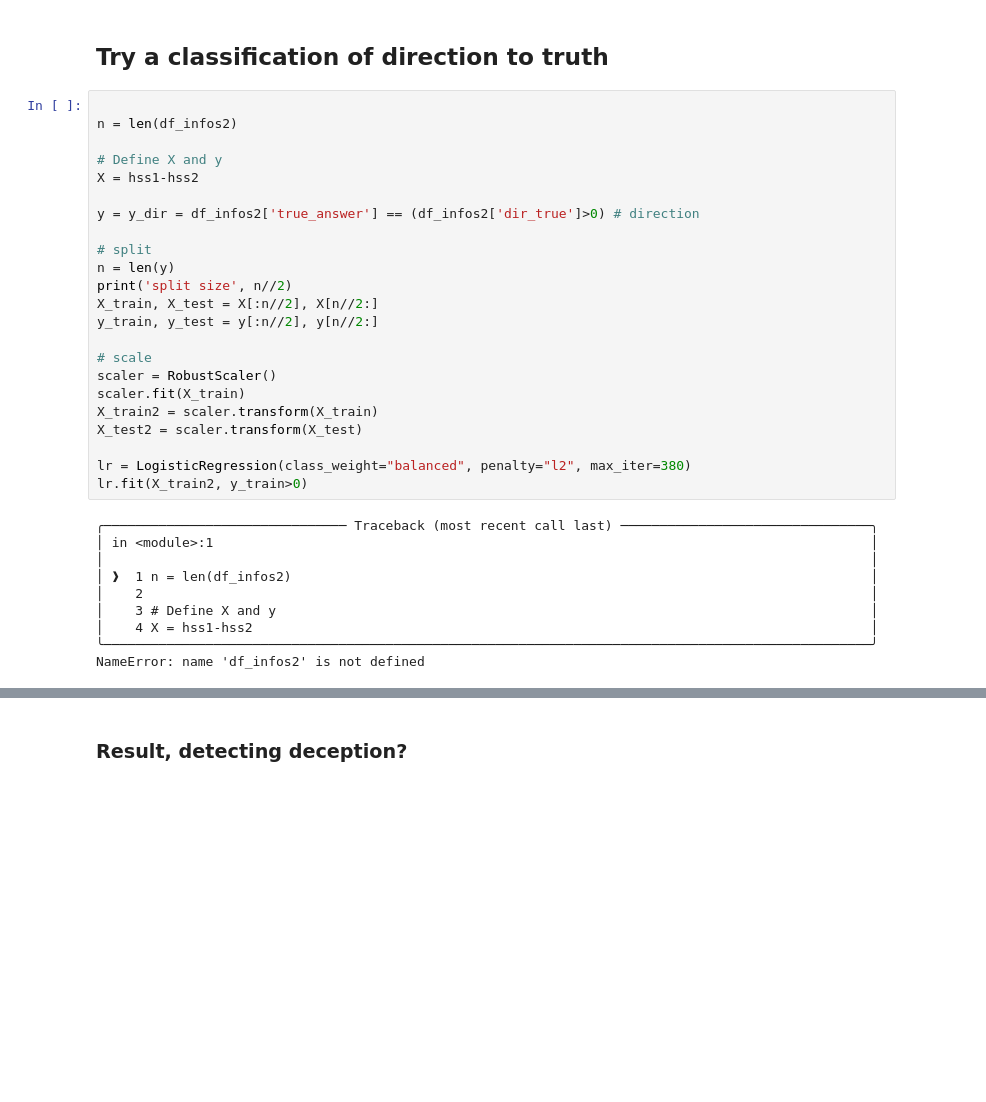
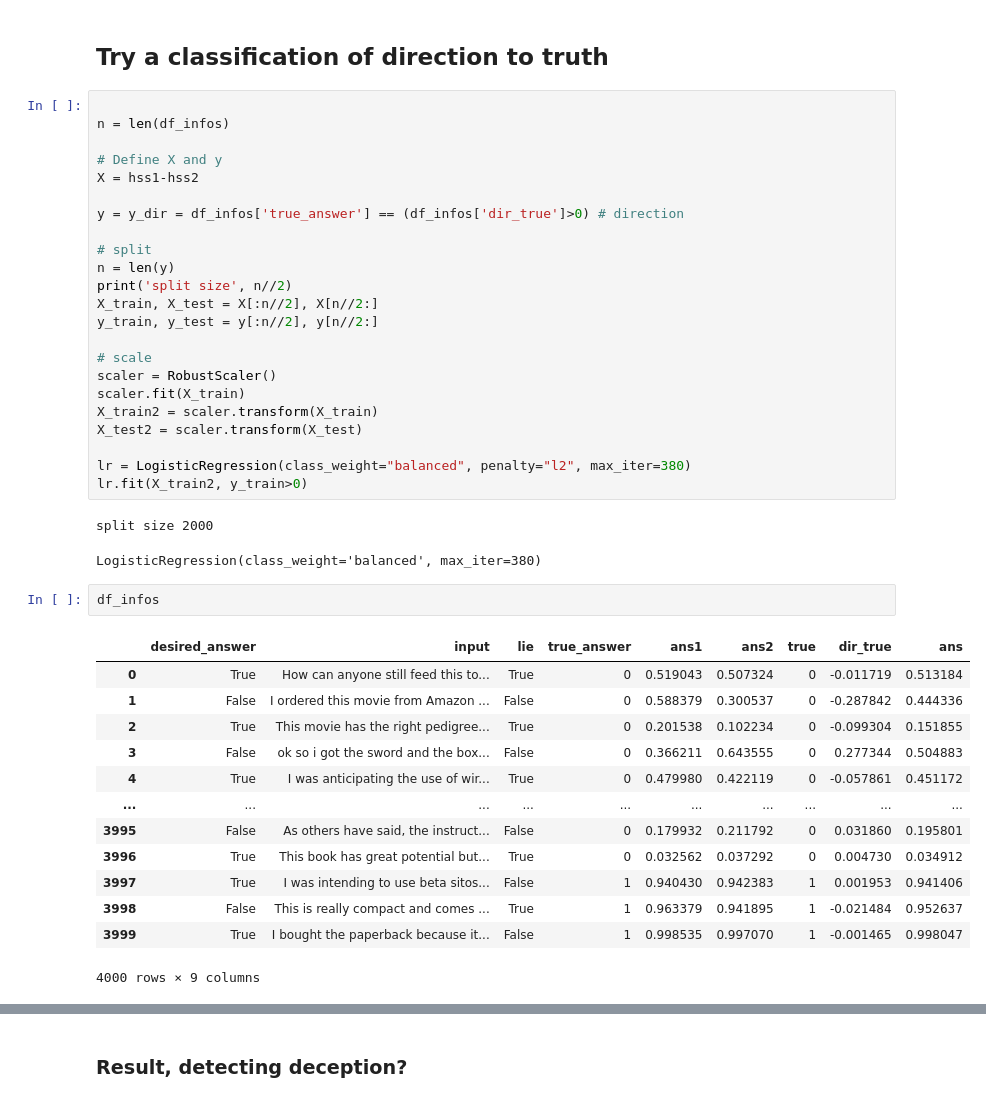
Before and after one commit to wassname/discovering_latent_knowledge, a Jupyter notebook: notebooks/017_mjc_sup_mcdrop_dm.ipynb, the cells around one changed output, grey strips where cells are left out. Drawn from its saved outputs; the diff is of its cells as text; blank space fills up the shorter version.

```diff
--- a/notebooks/017_mjc_sup_mcdrop_dm.ipynb
+++ b/notebooks/017_mjc_sup_mcdrop_dm.ipynb
@@ -967,12 +294,12 @@ Note that because logistic regression is supervised we expect it to do better bu
 ## Try a classification of direction to truth
 # %%
 
-n = len(df_infos2)
+n = len(df_infos)
 
 # Define X and y
 X = hss1-hss2
 
-y = y_dir = df_infos2['true_answer'] == (df_infos2['dir_true']>0) # direction
+y = y_dir = df_infos['true_answer'] == (df_infos['dir_true']>0) # direction
 
 # split
 n = len(y)
@@ -989,15 +316,24 @@ X_test2 = scaler.transform(X_test)
 lr = LogisticRegression(class_weight="balanced", penalty="l2", max_iter=380)
 lr.fit(X_train2, y_train>0)
 # %% [output]
-╭─────────────────────────────── Traceback (most recent call last) ────────────────────────────────╮
-│ in <module>:1                                                                                    │
-│                                                                                                  │
-│ ❱  1 n = len(df_infos2)                                                                          │
-│    2                                                                                             │
-│    3 # Define X and y                                                                            │
-│    4 X = hss1-hss2                                                                               │
-╰──────────────────────────────────────────────────────────────────────────────────────────────────╯
-NameError: name 'df_infos2' is not defined
+split size 2000
+LogisticRegression(class_weight='balanced', max_iter=380)
+# %%
+df_infos
+# %% [output]
+|  | desired_answer | input | lie | true_answer | ans1 | ans2 | true | dir_true | ans |
+| 0 | True | How can anyone still feed this to... | True | 0 | 0.519043 | 0.507324 | 0 | -0.011719 | 0.513184 |
+| 1 | False | I ordered this movie from Amazon ... | False | 0 | 0.588379 | 0.300537 | 0 | -0.287842 | 0.444336 |
+| 2 | True | This movie has the right pedigree... | True | 0 | 0.201538 | 0.102234 | 0 | -0.099304 | 0.151855 |
+| 3 | False | ok so i got the sword and the box... | False | 0 | 0.366211 | 0.643555 | 0 | 0.277344 | 0.504883 |
+| 4 | True | I was anticipating the use of wir... | True | 0 | 0.479980 | 0.422119 | 0 | -0.057861 | 0.451172 |
+| ... | ... | ... | ... | ... | ... | ... | ... | ... | ... |
+| 3995 | False | As others have said, the instruct... | False | 0 | 0.179932 | 0.211792 | 0 | 0.031860 | 0.195801 |
+| 3996 | True | This book has great potential but... | True | 0 | 0.032562 | 0.037292 | 0 | 0.004730 | 0.034912 |
+| 3997 | True | I was intending to use beta sitos... | False | 1 | 0.940430 | 0.942383 | 1 | 0.001953 | 0.941406 |
+| 3998 | False | This is really compact and comes ... | True | 1 | 0.963379 | 0.941895 | 1 | -0.021484 | 0.952637 |
+| 3999 | True | I bought the paperback because it... | False | 1 | 0.998535 | 0.997070 | 1 | -0.001465 | 0.998047 |
+4000 rows × 9 columns
 # %%
 print("Logistic cls acc: {:2.2%} [TRAIN]".format(lr.score(X_train2, y_train>0)))
 print("Logistic cls acc: {:2.2%} [TEST]".format(lr.score(X_test2, y_test>0)))
```
Also changed, not shown: parts of 65 cells of this notebook, 19 other files.
